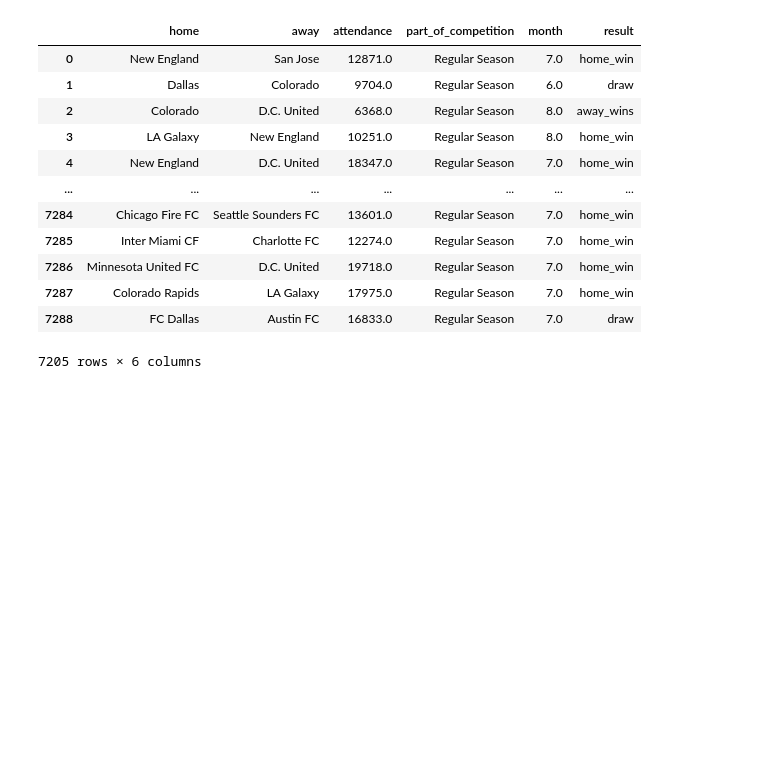
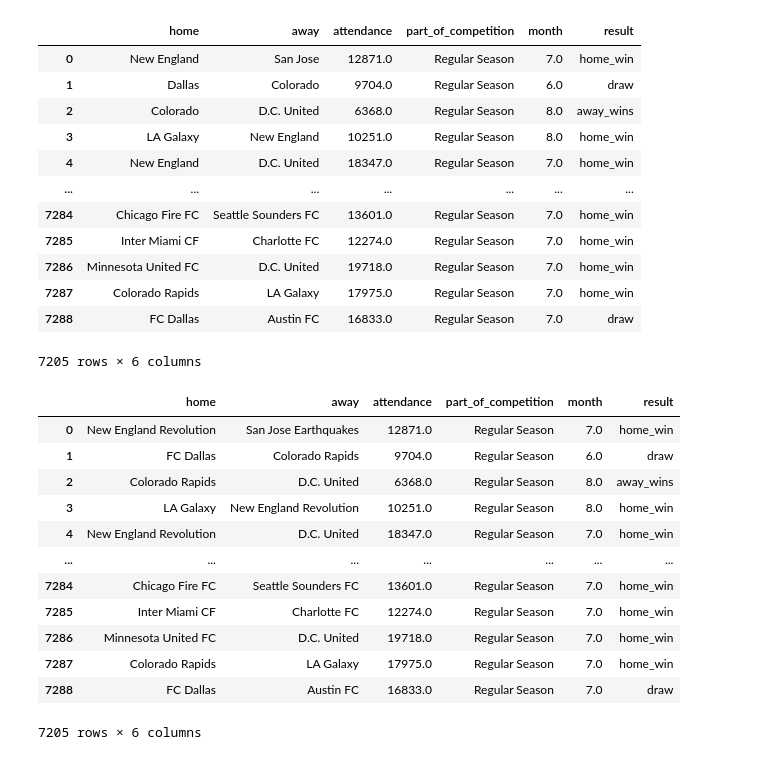
Before and after one commit to jcuenca972/ml2_cuencalerma_assignment, a Jupyter notebook: model_lab/Soccer.ipynb, the cells around one changed output. Saved outputs shown, nothing was run; the diff lists cells and outputs as text; code cells hidden in the pictures; blank space fills up the shorter version.

```diff
--- a/model_lab/Soccer.ipynb
+++ b/model_lab/Soccer.ipynb
@@ -244,3 +245,19 @@ def rename_competition(name):
 data["part_of_competition"] = data["part_of_competition"].apply(rename_competition)
 # %%
 data.to_csv("mls_matches.csv")
+# %%
+data
+# %% [output]
+|  | home | away | attendance | part_of_competition | month | result |
+| 0 | New England Revolution | San Jose Earthquakes | 12871.0 | Regular Season | 7.0 | home_win |
+| 1 | FC Dallas | Colorado Rapids | 9704.0 | Regular Season | 6.0 | draw |
+| 2 | Colorado Rapids | D.C. United | 6368.0 | Regular Season | 8.0 | away_wins |
+| 3 | LA Galaxy | New England Revolution | 10251.0 | Regular Season | 8.0 | home_win |
+| 4 | New England Revolution | D.C. United | 18347.0 | Regular Season | 7.0 | home_win |
+| ... | ... | ... | ... | ... | ... | ... |
+| 7284 | Chicago Fire FC | Seattle Sounders FC | 13601.0 | Regular Season | 7.0 | home_win |
+| 7285 | Inter Miami CF | Charlotte FC | 12274.0 | Regular Season | 7.0 | home_win |
+| 7286 | Minnesota United FC | D.C. United | 19718.0 | Regular Season | 7.0 | home_win |
+| 7287 | Colorado Rapids | LA Galaxy | 17975.0 | Regular Season | 7.0 | home_win |
+| 7288 | FC Dallas | Austin FC | 16833.0 | Regular Season | 7.0 | draw |
+7205 rows × 6 columns
```
Also changed, not shown: parts of 1 cell of this notebook.
